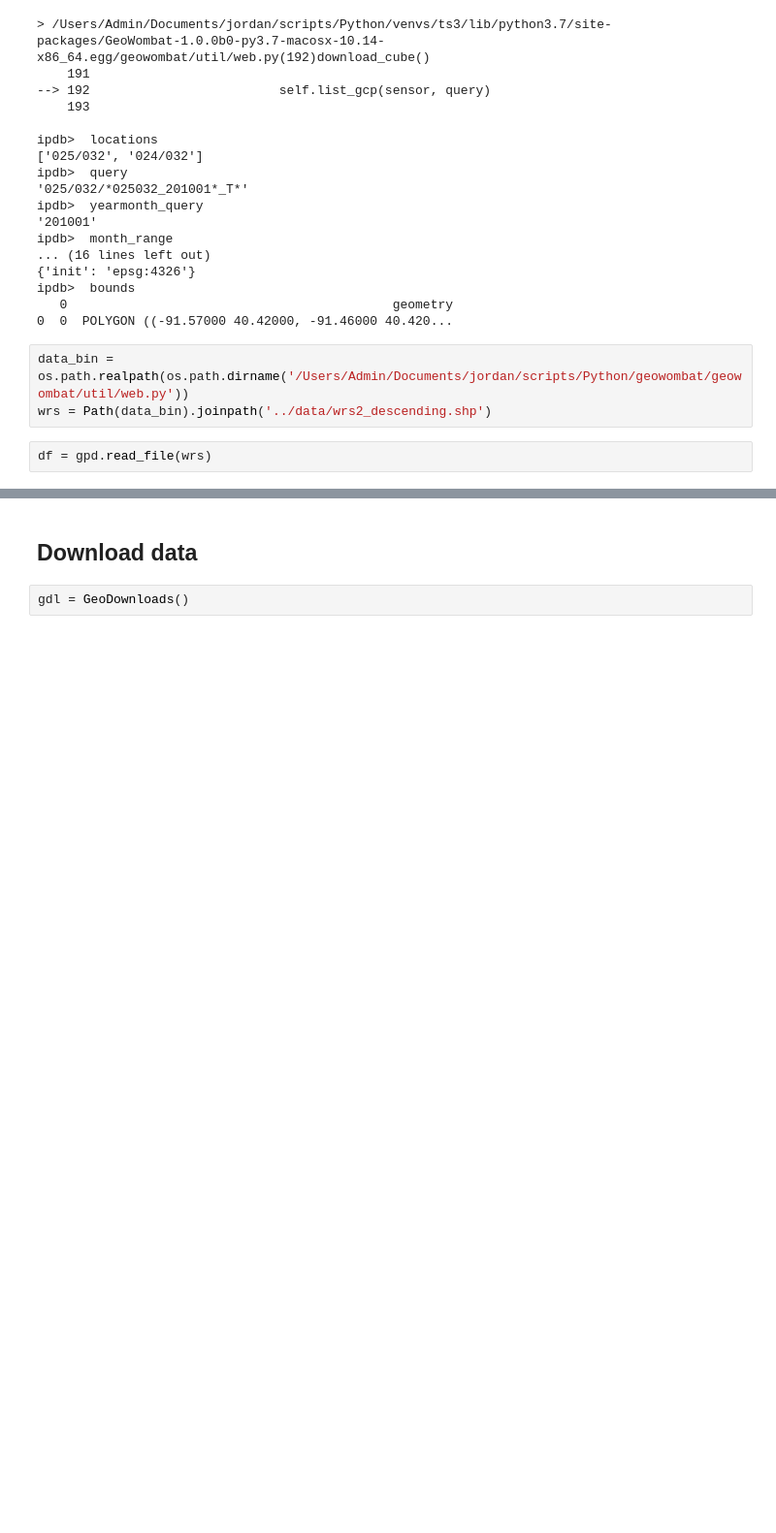
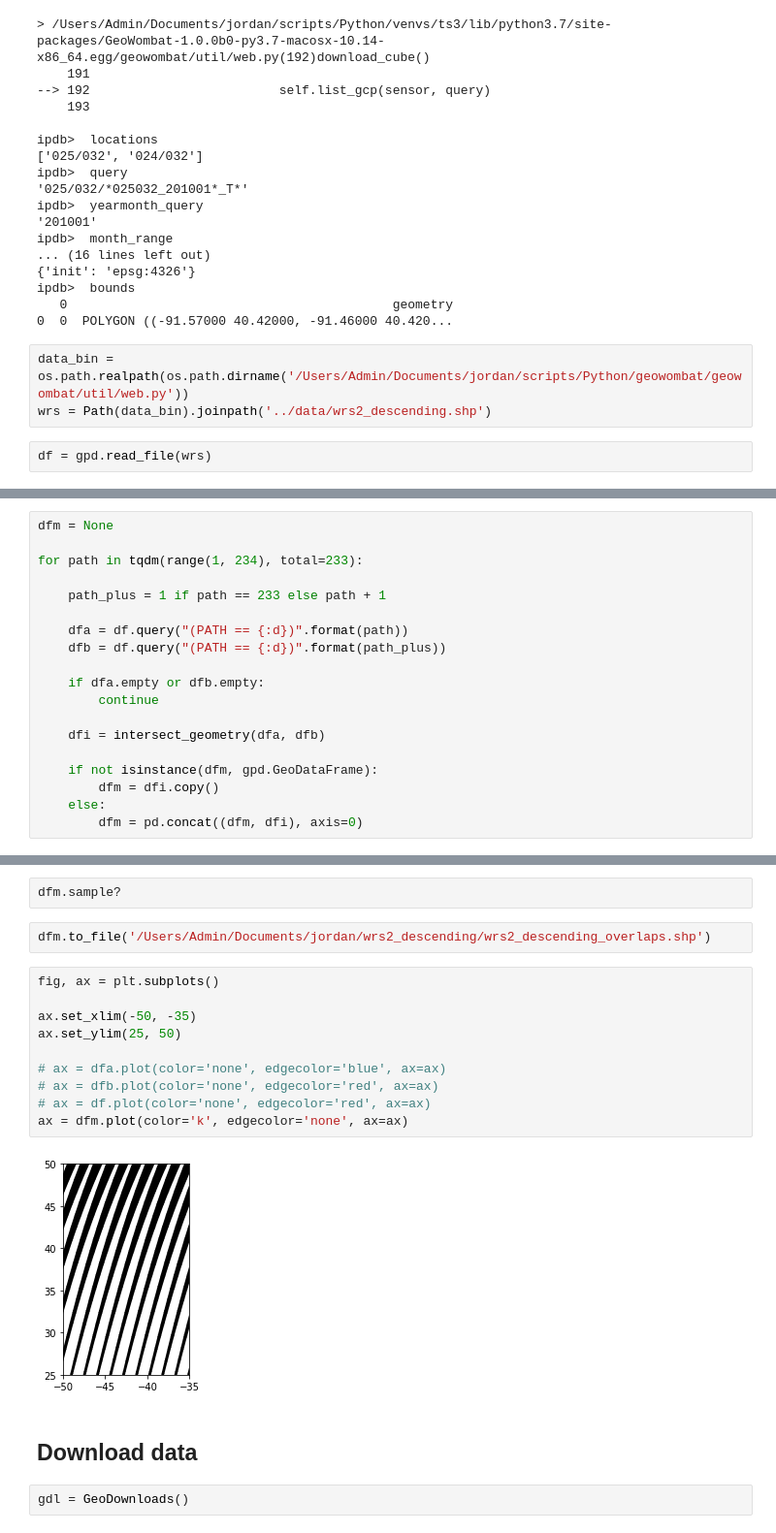
Before and after one commit to jgrss/geowombat, a Jupyter notebook: notebooks/landsat_sr_brdf.ipynb, the cells around one changed output, grey strips where cells are left out. Shown: that part at 97% size. Saved outputs shown, nothing was run; the diff lists cells and outputs as text; blank space fills up the shorter version.

```diff
--- a/notebooks/landsat_sr_brdf.ipynb
+++ b/notebooks/landsat_sr_brdf.ipynb
@@ -70,0 +83,19 @@ for k, v in df_wrs.iterrows():
+# %%
+dfm = None
+
+for path in tqdm(range(1, 234), total=233):
+
+    path_plus = 1 if path == 233 else path + 1
+
+    dfa = df.query("(PATH == {:d})".format(path))
+    dfb = df.query("(PATH == {:d})".format(path_plus))
+
+    if dfa.empty or dfb.empty:
+        continue
+
+    dfi = intersect_geometry(dfa, dfb)
+
+    if not isinstance(dfm, gpd.GeoDataFrame):
+        dfm = dfi.copy()
+    else:
+        dfm = pd.concat((dfm, dfi), axis=0)
@@ -71,3 +145,19 @@ for k, v in df_wrs.iterrows():
+# %%
+dfm.sample?
+# %%
+dfm.to_file('/Users/Admin/Documents/jordan/wrs2_descending/wrs2_descending_overlaps.shp')
+# %%
+fig, ax = plt.subplots()
+
+ax.set_xlim(-50, -35)
+ax.set_ylim(25, 50)
+
+# ax = dfa.plot(color='none', edgecolor='blue', ax=ax)
+# ax = dfb.plot(color='none', edgecolor='red', ax=ax)
+# ax = df.plot(color='none', edgecolor='red', ax=ax)
+ax = dfm.plot(color='k', edgecolor='none', ax=ax)
+# %% [output]
+[figure, added]
 # %% [markdown]
 ## Download data
 # %%
```
Also changed, not shown: parts of 12 cells of this notebook, 10 other files.
